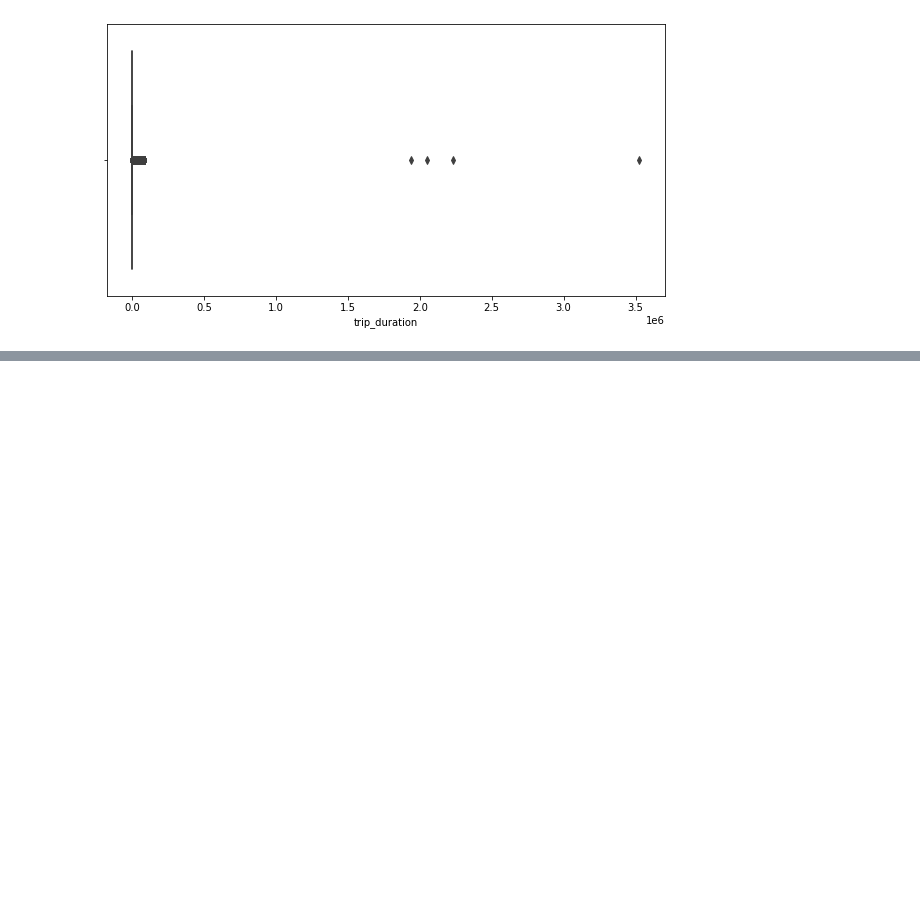
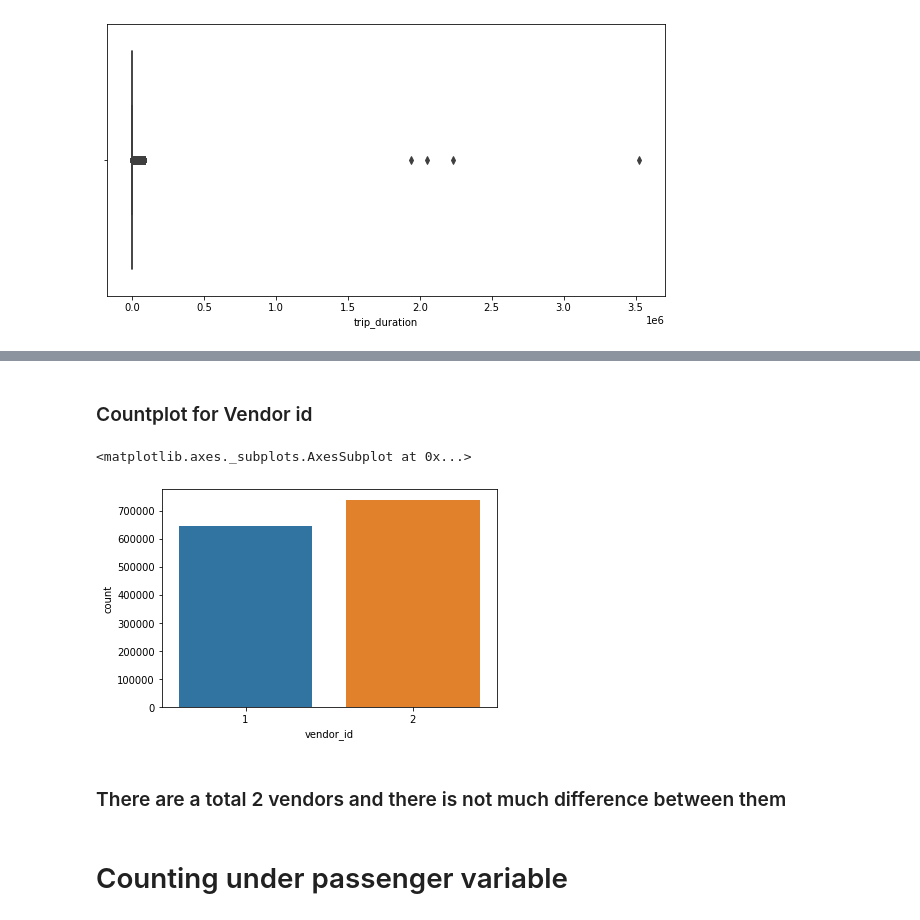
Before and after one commit to Ajay0110/NYC-Taxi-Trip-Time-Prediction, a Jupyter notebook: NYC_Taxi_Trip_Time_Prediction_Capstone_Project.ipynb, the cells around one changed output, grey strips where cells are left out. Drawn from its saved outputs; the diff is of its cells as text; code cells hidden in the pictures; blank space fills up the shorter version.

```diff
--- a/NYC_Taxi_Trip_Time_Prediction_Capstone_Project.ipynb
+++ b/NYC_Taxi_Trip_Time_Prediction_Capstone_Project.ipynb
@@ -316,0 +303,4 @@ print("100 percentile value is ",duration[-1])
+# %%
+# Now to remove outliers i.e, trips with duration more than 5000 seconds and less than 60 seconds
+taxi_df = taxi_df[taxi_df.trip_duration <= 5000]
+taxi_df = taxi_df[taxi_df.trip_duration >= 60]
@@ -316,0 +311,11 @@ print("100 percentile value is ",duration[-1])
+# %% [markdown]
+### Countplot for Vendor id
+# %%
+sns.countplot(x='vendor_id',data=taxi_df)
+# %% [output]
+<matplotlib.axes._subplots.AxesSubplot at 0x...>
+[figure, added]
+# %% [markdown]
+### There are a total 2 vendors and there is not much difference between them
+# %% [markdown]
+# Counting under passenger variable
```
Also changed, not shown: parts of 40 cells of this notebook.
